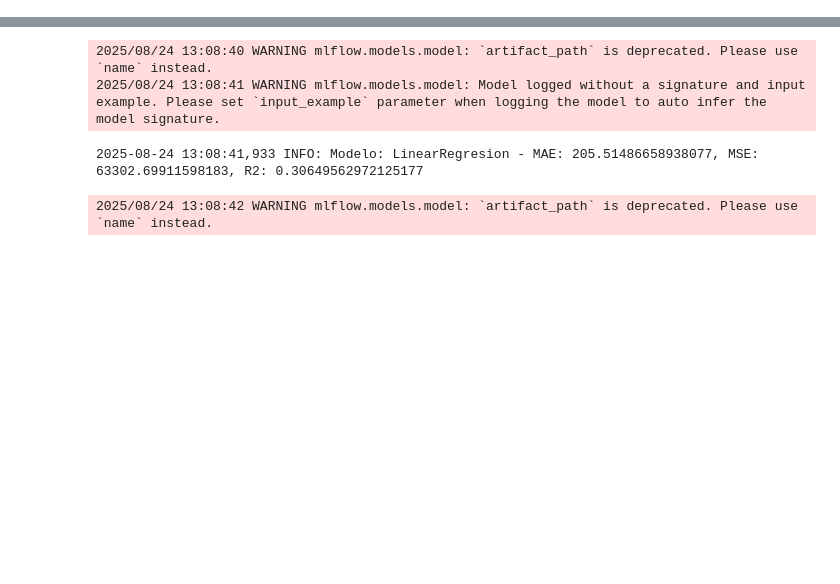
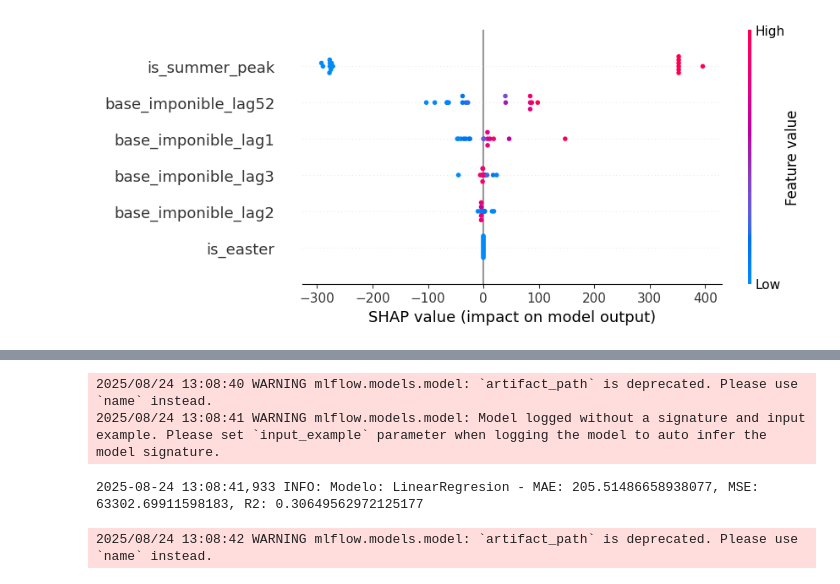
Before and after one commit to joquifer2/mlops_fleca_project, a Jupyter notebook: notebooks/14_1_training_pipeline_MLFlow.ipynb, the cells around one changed output, grey strips where cells are left out. Cells and saved outputs as stored; diff of their text form; code cells hidden in the pictures; blank space fills up the shorter version.

Commit message:
Actualiza interpretaciones y visualizaciones SHAP en el notebook de training pipeline MLFlow

```diff
--- a/notebooks/14_1_training_pipeline_MLFlow.ipynb
+++ b/notebooks/14_1_training_pipeline_MLFlow.ipynb
@@ -252,0 +260,18 @@ R2: 0.4041277259384527
+# %%
+# Interpretabilidad de XGBoost con SHAP
+import shap
+# Crear objeto explainer para el modelo entrenado
+# Esto nos permitirá calcular los valores SHAP para las predicciones
+# Usamos el conjunto de entrenamiento para ajustar el explainer
+# Esto es necesario para SHAP pueda entender la distribución de los datos
+# Nota: Si el conjunto de entrenamiento es muy grande, considera usar una muestra
+# Crea el expalainer de SHAP
+explainer = shap.Explainer(model.predict, X_test)
+
+# Calcular valores SHAP para el conjunto de prueba
+shap_values = explainer(X_test)
+
+# Visualzar
+shap.plots.beeswarm(shap_values)
+# %% [output]
+[figure, added]
```
Also changed, not shown: parts of 11 cells of this notebook.
